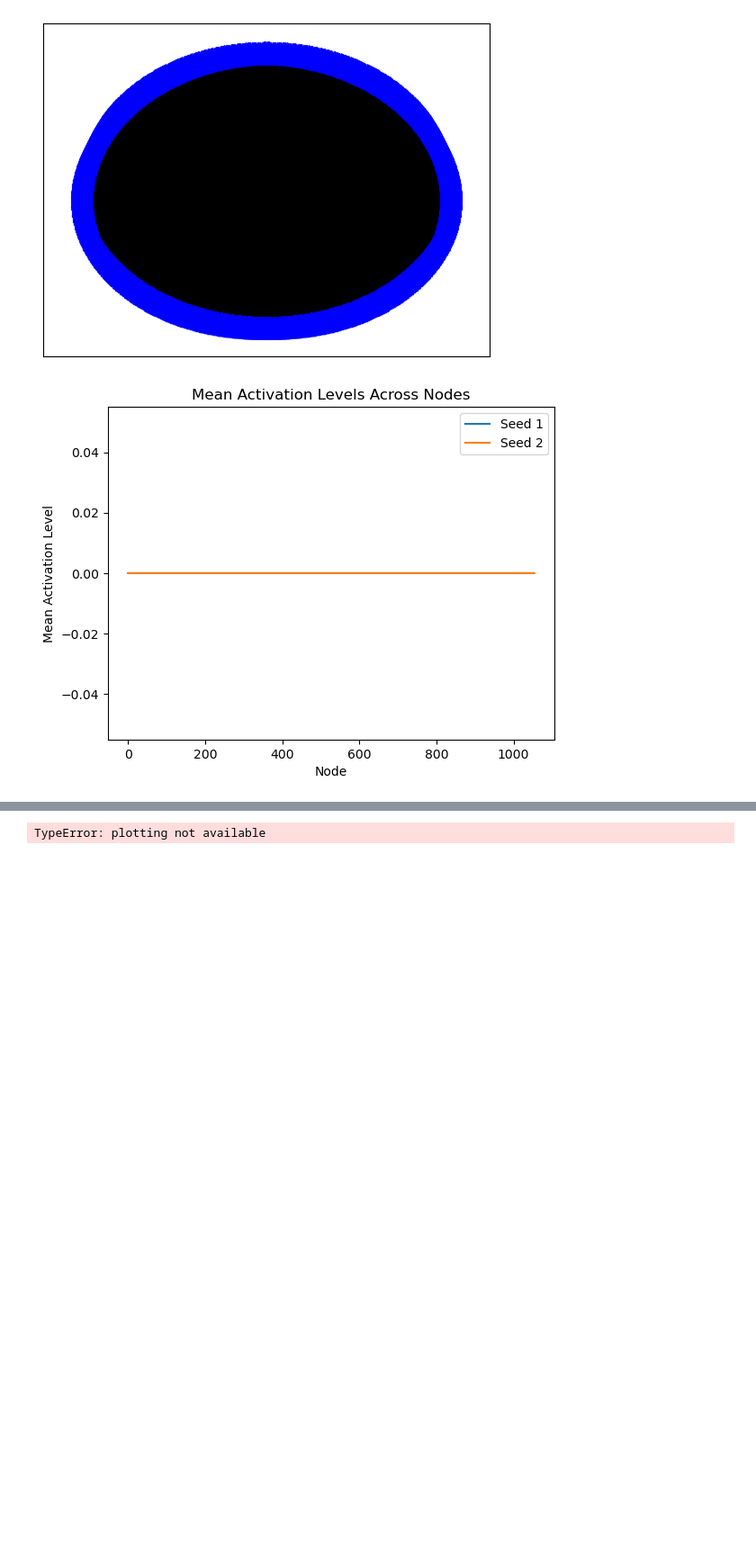
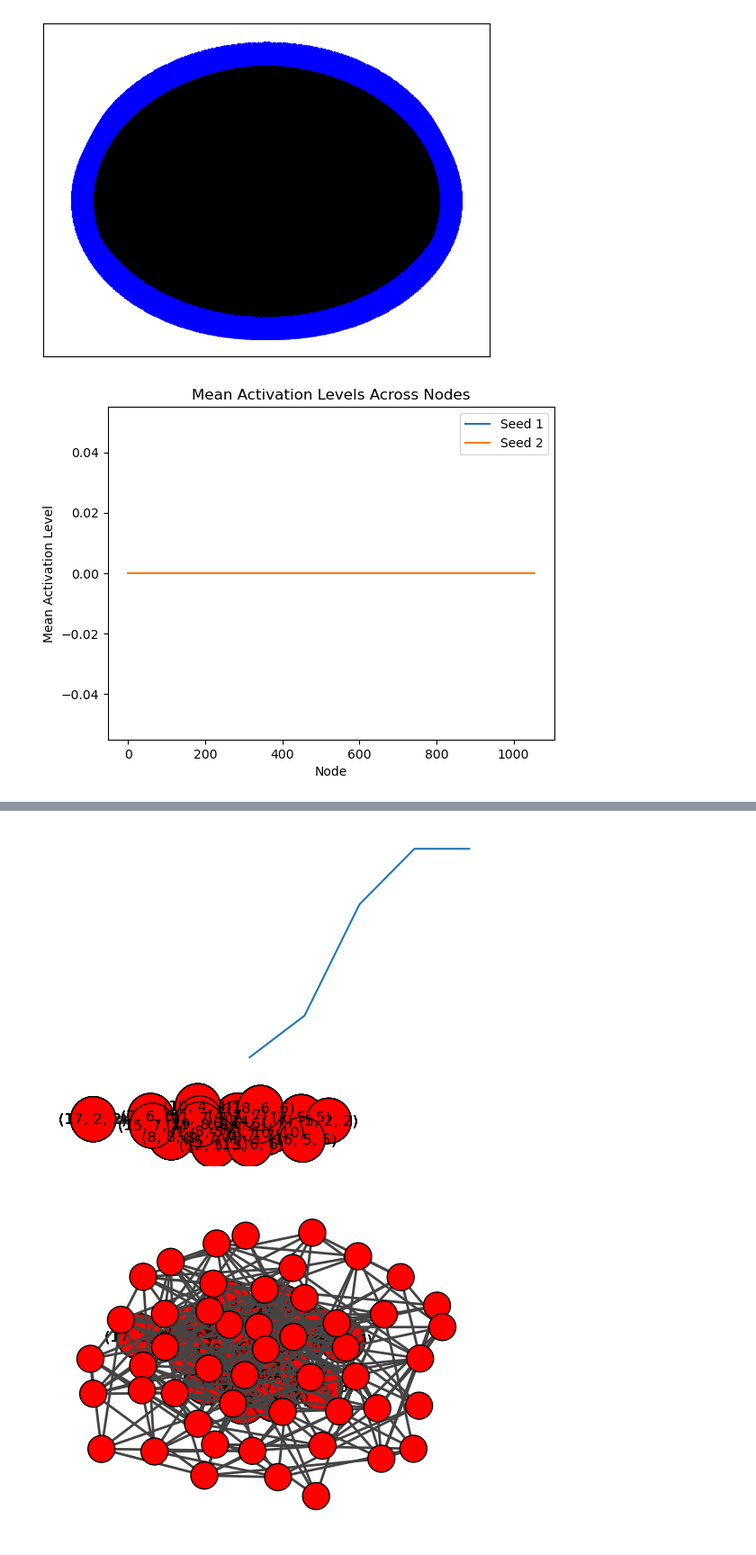
Before and after one commit to gabridele/linear-threshold-model, a Jupyter notebook: try1.ipynb, the cells around one changed output, grey strips where cells are left out. Shown at 90% size. Cells and saved outputs as stored; diff of their text form; code cells hidden in the pictures; blank space fills up the shorter version.

```diff
--- a/try1.ipynb
+++ b/try1.ipynb
@@ -228,18 +229,23 @@ print(nodes, edg)
+# %%
+n = 0.2
 # %%
 """
-- [x] Prepare a WS network with about 20 nodes
-- [ ] Implement the Threshold Activation Model (Linear Threshold)
-    - we randomly select m nodes from the network
-    - activation attempt is given, which determines what percentage of nodes in the neighborhood is required to activate the node
-    - in the first step of the simulation (t0), we randomly activate m nodes (seed set) and mark them in red
-    - in the next steps, for each node we check the state of its neighbors and if the number of active nodes is <= n,
-    we change the node status to active (red)
-    - the process continues until no further activations occur
-    - in each step we save the number of active nodes to the file
-    - graph states to check the correctness of the process, documented in individual visualizations
+- [x] Przygotować sieć WS z około 20 węzłami
+- [ ] Zaimplementować model aktywacji progowej (Linear Threshold)
+    - wybieramy z sieci losowo m węzłów
+    - zadany jest prób aktywacji, który określa jaki procent węzłów w sąsiedztwie jest wymagany do aktywacji węzła
+    - w pierwszym kroku symulacji (t0) aktywizujemy losowo m węzłów (seed set) i oznaczamy je kolorem czerwonym
+    - w kolejnych krokach dla każdego węzła sprawdzamy stan sąsiadów i jeśli liczba węzłów aktywnych jest <= n,
+    zmieniamy stan węzła na aktywny (kolor czerwony)
+    - proces trwa tak długo do momentu gdy nie występują już kolejne aktywacje
+    - w każdym kroku zapisujemy do pliku liczbę aktywnych węzłów
+    - stany grafu dla sprawdzenia prawidłowości procesu dokuemtnowane na poszczególnych wizualizacjach
 """
-
 from copy import deepcopy
+from igraph import *
+import random
+import numpy as np
+import matplotlib.pyplot as plt
 
 
 def seeding(g, m):
@@ -301,36 +307,37 @@ def simulation(g, m, n):
         g.vs[i]["neighbors_count"] = len(g.neighbors(g.vs[i]))
     g.vs["color"] = "orange"
     g.vs["size"] = 50
 
     seeding(g, m=m)
     update_colors(g)
     update_labels(g)
-    # plot(g)
+    plot(g)
 
     g_history = [deepcopy(g)]
     activated_nodes_counts = [np.sum(g.vs["activated"])]
     has_activation_happened = True
     while has_activation_happened:
         g, activated_nodes_count, has_activation_happened = simulation_step(g, n)
         g_history.append(deepcopy(g))
         activated_nodes_counts.append(activated_nodes_count)
-        # plot(g)
+        plot(g)
     return g_history, activated_nodes_counts
 
 
 def main():
-    g = Graph.Read_Adjacency('/Users/gabrieledele/Desktop/Hub_identification/gabriele_sc_connectomes/connectome_sub-102513.csv', sep=',')
+    g = Graph.Watts_Strogatz(dim=1, size=20, nei=3, p=0.8)
     g_history, activated_nodes_counts = simulation(g, m=5, n=0.3)
     plt.plot(activated_nodes_counts)
     plt.show()
 
     for g in g_history:
         plot(g)
 
 
 if __name__ == '__main__':
-    # main()
-    g = Graph.Read_Adjacency('/Users/gabrieledele/Desktop/Hub_identification/gabriele_sc_connectomes/connectome_sub-102513.csv', sep=',')
+    main()
+    g = Graph.Watts_Strogatz(dim=1, size=50, nei=5, p=0.8)
     plot(g)
 # %% [output]
-TypeError: plotting not available
+[figure, added]
+[figure, added]
```
Also changed, not shown: parts of 34 cells of this notebook.
